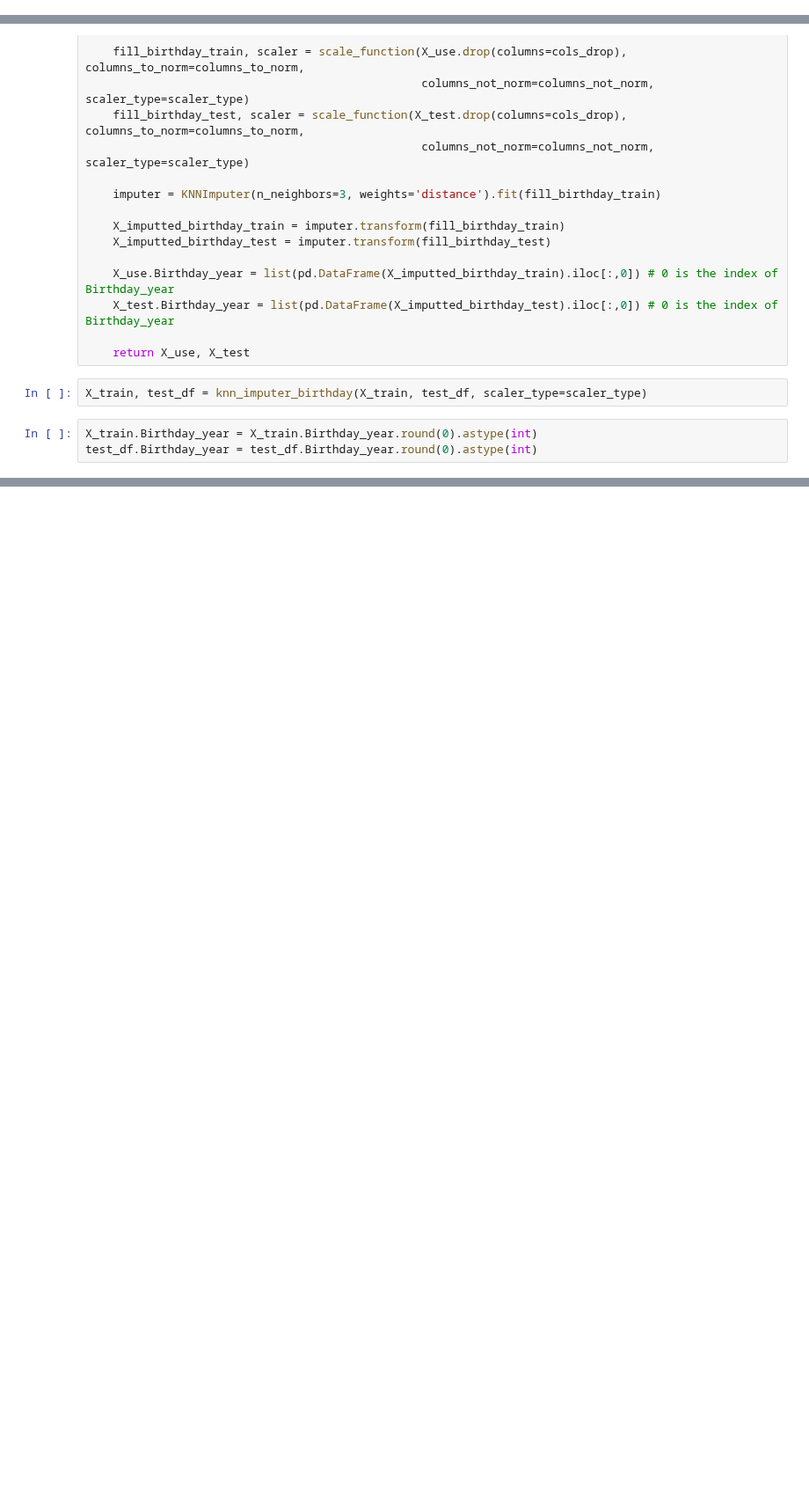
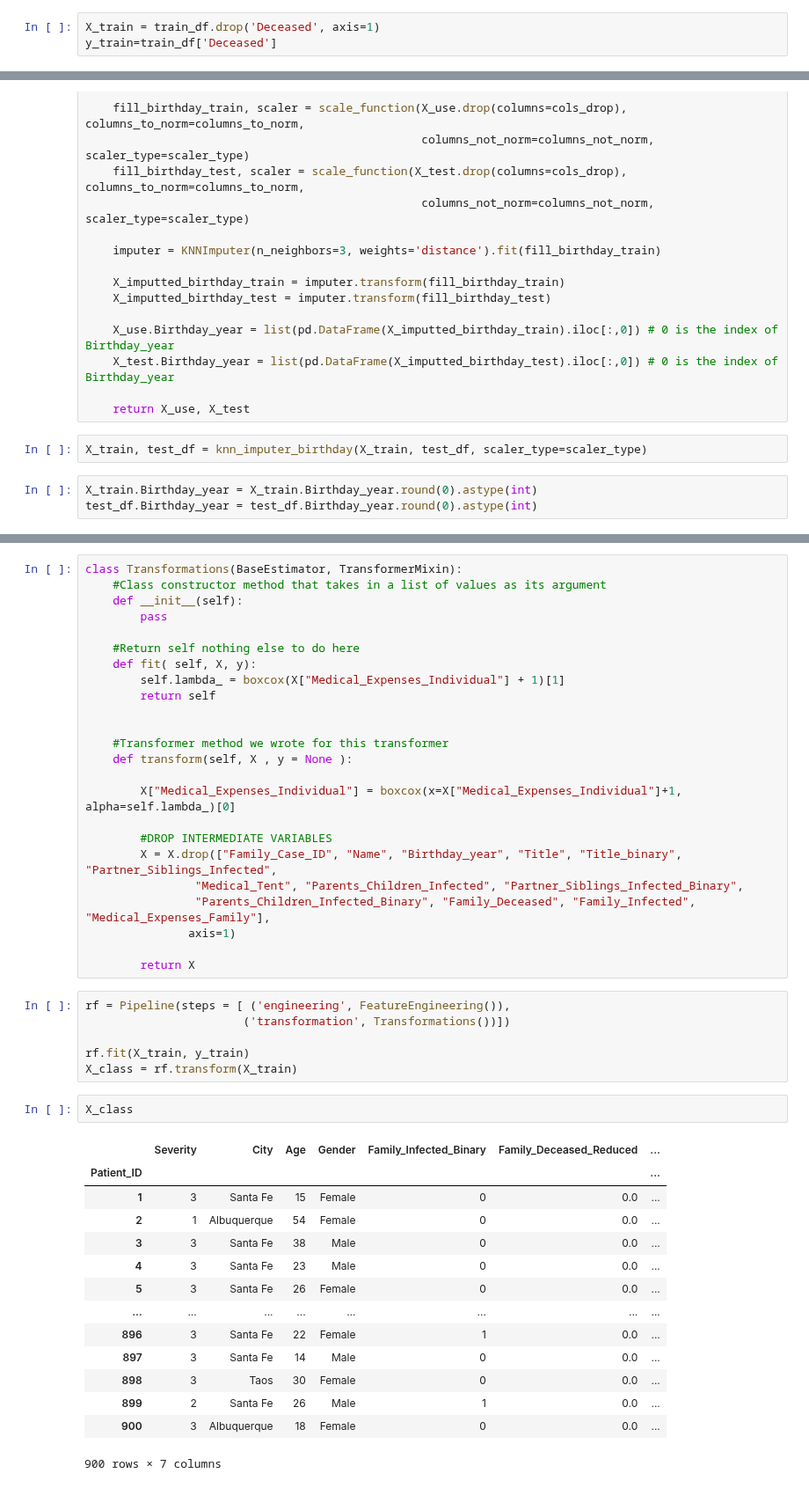
Before and after one commit to DavidSilva98/ML_project, a Jupyter notebook: Pipeline.ipynb, the cells around one changed output, grey strips where cells are left out. Shown at 88% size. Cells and saved outputs as stored; diff of their text form; blank space fills up the shorter version.

Commit message:
pipeline integration

```diff
--- a/Pipeline.ipynb
+++ b/Pipeline.ipynb
@@ -34,6 +34,9 @@ test_df.rename({"Parents or siblings infected": "Parents_Children_Infected",
 # %%
 train_df.set_index("Patient_ID", inplace=True)
 test_df.set_index("Patient_ID", inplace=True)
+# %%
+X_train = train_df.drop('Deceased', axis=1)
+y_train=train_df['Deceased']
 # %%
 X_train.City.fillna(value="Santa Fe", inplace=True)
 # %%
@@ -95,0 +138,47 @@ test_df.Birthday_year = test_df.Birthday_year.round(0).astype(int)
+# %%
+class Transformations(BaseEstimator, TransformerMixin):
+    #Class constructor method that takes in a list of values as its argument
+    def __init__(self):
+        pass
+
+    #Return self nothing else to do here
+    def fit( self, X, y):
+        self.lambda_ = boxcox(X["Medical_Expenses_Individual"] + 1)[1]
+        return self
+
+
+    #Transformer method we wrote for this transformer
+    def transform(self, X , y = None ):
+
+        X["Medical_Expenses_Individual"] = boxcox(x=X["Medical_Expenses_Individual"]+1, alpha=self.lambda_)[0]
+
+        #DROP INTERMEDIATE VARIABLES
+        X = X.drop(["Family_Case_ID", "Name", "Birthday_year", "Title", "Title_binary", "Partner_Siblings_Infected",
+                "Medical_Tent", "Parents_Children_Infected", "Partner_Siblings_Infected_Binary",
+                "Parents_Children_Infected_Binary", "Family_Deceased", "Family_Infected", "Medical_Expenses_Family"],
+               axis=1)
+
+        return X
+# %%
+rf = Pipeline(steps = [ ('engineering', FeatureEngineering()),
+                       ('transformation', Transformations())])
+
+rf.fit(X_train, y_train)
+X_class = rf.transform(X_train)
+# %%
+X_class
+# %% [output]
+|  | Severity | City | Age | Gender | Family_Infected_Binary | Family_Deceased_Reduced | ... |
+| Patient_ID |  |  |  |  |  |  | ... |
+| 1 | 3 | Santa Fe | 15 | Female | 0 | 0.0 | ... |
+| 2 | 1 | Albuquerque | 54 | Female | 0 | 0.0 | ... |
+| 3 | 3 | Santa Fe | 38 | Male | 0 | 0.0 | ... |
+| 4 | 3 | Santa Fe | 23 | Male | 0 | 0.0 | ... |
+| 5 | 3 | Santa Fe | 26 | Female | 0 | 0.0 | ... |
+| ... | ... | ... | ... | ... | ... | ... | ... |
+| 896 | 3 | Santa Fe | 22 | Female | 1 | 0.0 | ... |
+| 897 | 3 | Santa Fe | 14 | Male | 0 | 0.0 | ... |
+| 898 | 3 | Taos | 30 | Female | 0 | 0.0 | ... |
+| 899 | 2 | Santa Fe | 26 | Male | 1 | 0.0 | ... |
+| 900 | 3 | Albuquerque | 18 | Female | 0 | 0.0 | ... |
+900 rows × 7 columns
```
Also changed, not shown: parts of 7 cells of this notebook, 1 other file.
